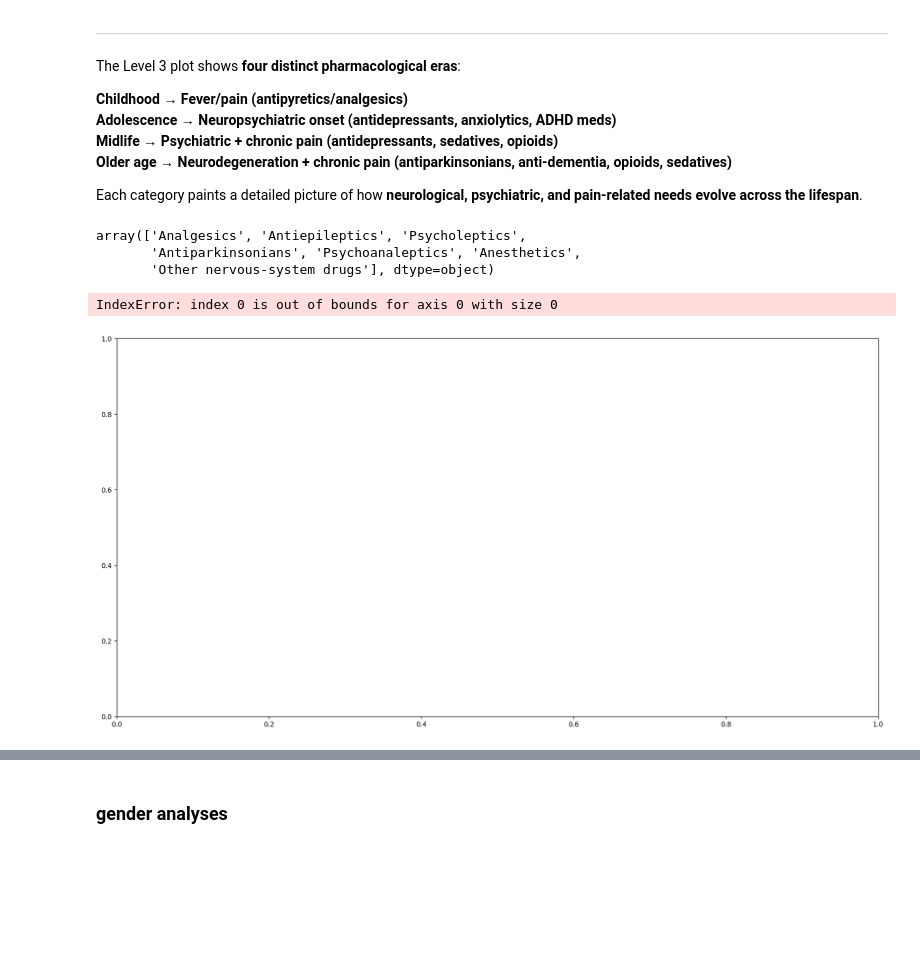
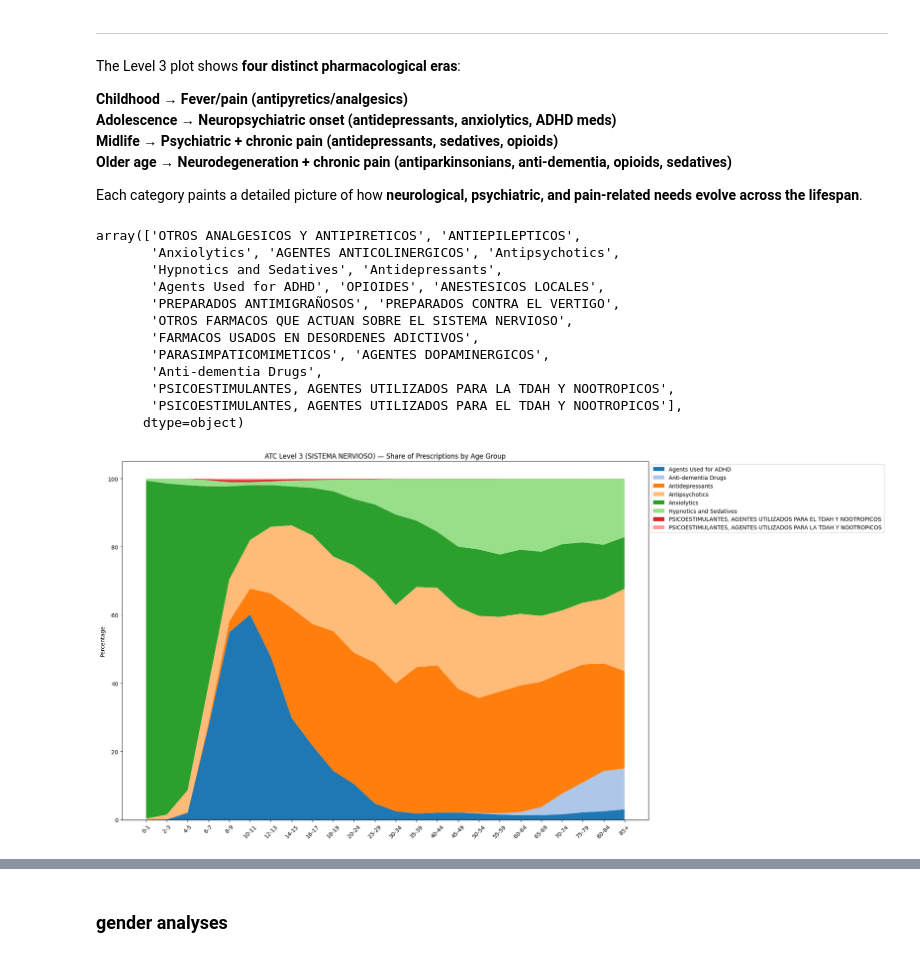
Before and after one commit to GerardArgany/AVBD_Medical_Receipts, a Jupyter notebook: scripts/nervioso_analyses.ipynb, the cells around one changed output, grey strips where cells are left out. Cells and saved outputs as stored; diff of their text form; code cells hidden in the pictures; blank space fills up the shorter version.

Commit message:
MiniArticle Graphs

```diff
--- a/scripts/nervioso_analyses.ipynb
+++ b/scripts/nervioso_analyses.ipynb
@@ -9,7 +9,7 @@ pd.set_option("display.width", 160)
 
 CSV_PATH = "./data/data_nervioso.csv"
 # %%
-df = pd.read_csv(CSV_PATH, thousands=".", decimal=",")
+df = pd.read_csv(CSV_PATH)
 
 bad_values = ["Sense especificar", "Altres", "ALTRES", "SENSE ESPECIFICAR", "VARIOS"]
 
@@ -26,7 +26,22 @@ translations = {
     'OTROS FARMACOS QUE ACTUAN SOBRE EL SISTEMA NERVIOSO': "Other nervous-system drugs"
 }
 
+translations2 = {
+    'ANSIOLITICOS': "Anxiolytics",
+    'ANTIPSICOTICOS': "Antipsychotics",
+    'HIPNOTICOS Y SEDANTES': "Hypnotics and Sedatives",
+    'ANTIDEPRESIVOS': "Antidepressants",
+    'PSICOESTIMULANTES, AGENTES UTILIZADOS PARA LA ADHD Y NOOTROPICOS':
+        "Agents Used for ADHD",
+    'FARMACOS ANTI-DEMENCIA': "Anti-dementia Drugs",
+    'PSICOLEPTICOS Y PSICOANALEPTICOS EN COMBINACION':
+        "Psycholeptics and Psychoanaleptics in Combination"
+}
+
 df["grup ATC nivell 2"] = df["grup ATC nivell 2"].replace(translations)
+df["grup ATC nivell 3"] = df["grup ATC nivell 3"].replace(translations2)
+df = df[df["grup ATC nivell 3"] != "Psycholeptics and Psychoanaleptics in Combination"]
+# df = df[df["grup ATC nivell 3"] != 'PSICOESTIMULANTES, AGENTES UTILIZADOS PARA LA ADHD Y NOOTROPICOS']
 
 print("Shape:", df.shape)
 df.head()
@@ -365,13 +382,22 @@ The Level 3 plot shows **four distinct pharmacological eras**:
 
 Each category paints a detailed picture of how **neurological, psychiatric, and pain-related needs evolve across the lifespan**.
 # %%
-df_nerv["grup ATC nivell 2"].unique()
+df_nerv["grup ATC nivell 3"].unique()
 # %% [output]
-array(['Analgesics', 'Antiepileptics', 'Psycholeptics',
-       'Antiparkinsonians', 'Psychoanaleptics', 'Anesthetics',
-       'Other nervous-system drugs'], dtype=object)
+array(['OTROS ANALGESICOS Y ANTIPIRETICOS', 'ANTIEPILEPTICOS',
+       'Anxiolytics', 'AGENTES ANTICOLINERGICOS', 'Antipsychotics',
+       'Hypnotics and Sedatives', 'Antidepressants',
+       'Agents Used for ADHD', 'OPIOIDES', 'ANESTESICOS LOCALES',
+       'PREPARADOS ANTIMIGRAÑOSOS', 'PREPARADOS CONTRA EL VERTIGO',
+       'OTROS FARMACOS QUE ACTUAN SOBRE EL SISTEMA NERVIOSO',
+       'FARMACOS USADOS EN DESORDENES ADICTIVOS',
+       'PARASIMPATICOMIMETICOS', 'AGENTES DOPAMINERGICOS',
+       'Anti-dementia Drugs',
+       'PSICOESTIMULANTES, AGENTES UTILIZADOS PARA LA TDAH Y NOOTROPICOS',
+       'PSICOESTIMULANTES, AGENTES UTILIZADOS PARA EL TDAH Y NOOTROPICOS'],
+      dtype=object)
 # %%
-selected_lvl2 = ['PSICOLEPTICOS', 'PSICOANALEPTICOS']
+selected_lvl2 = ['Psycholeptics', 'Psychoanaleptics']
 df_filtered = df_nerv[df_nerv["grup ATC nivell 2"].isin(selected_lvl2)]
 df_fem = df_filtered[df_filtered["sexe"] == "Dona" ]
 
@@ -381,33 +407,32 @@ lvl3_by_age = (
     df_fem
     .groupby(["grup d'edat", "grup ATC nivell 3"])["nombre de receptes"]
     .sum()
     .unstack(fill_value=0)
 )
 
 # Ensure age ordering (same as your original code)
 lvl3_by_age = lvl3_by_age.loc[df["grup d'edat"].cat.categories]
 
 # Normalize to percentage per age group
 lvl3_pct = lvl3_by_age.div(lvl3_by_age.sum(axis=1), axis=0) * 100
 
 # Use a nice distinct palette
 colors = sns.color_palette("tab20", n_colors=len(lvl3_pct.columns))
 
 # Plot
 plt.figure(figsize=(20, 10))
 plt.stackplot(
     lvl3_pct.index,
     lvl3_pct.T,
     colors=colors,
     labels=lvl3_pct.columns,
 )
 plt.legend(loc="upper left", bbox_to_anchor=(1, 1))
 plt.ylabel("Percentage")
 plt.title("ATC Level 3 (SISTEMA NERVIOSO) — Share of Prescriptions by Age Group")
 plt.xticks(rotation=45)
 plt.tight_layout()
 plt.show()
 # %% [output]
-IndexError: index 0 is out of bounds for axis 0 with size 0
-[figure, old version]
+[figure, new version]
 # %%
```
Also changed, not shown: parts of 31 cells of this notebook, 22 other files.
